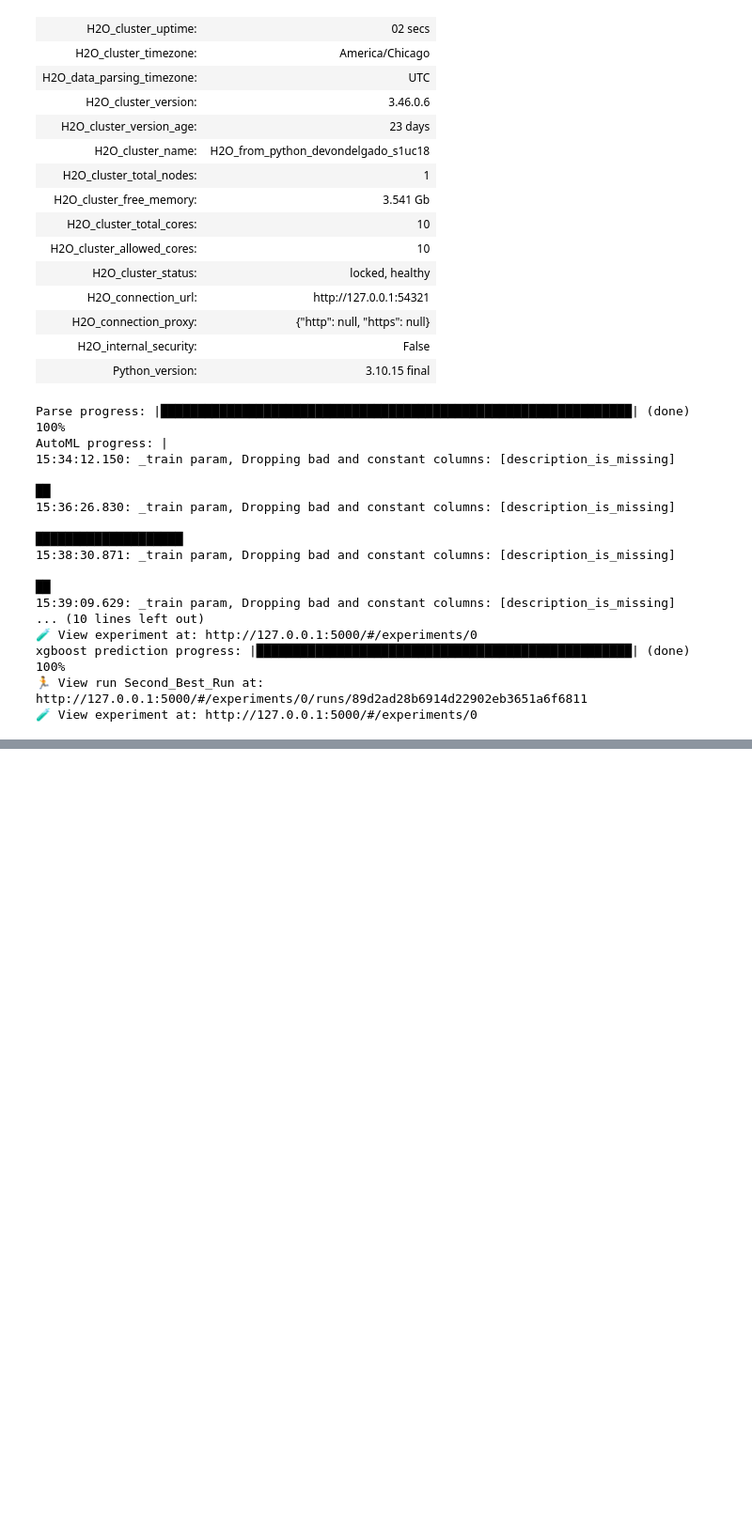
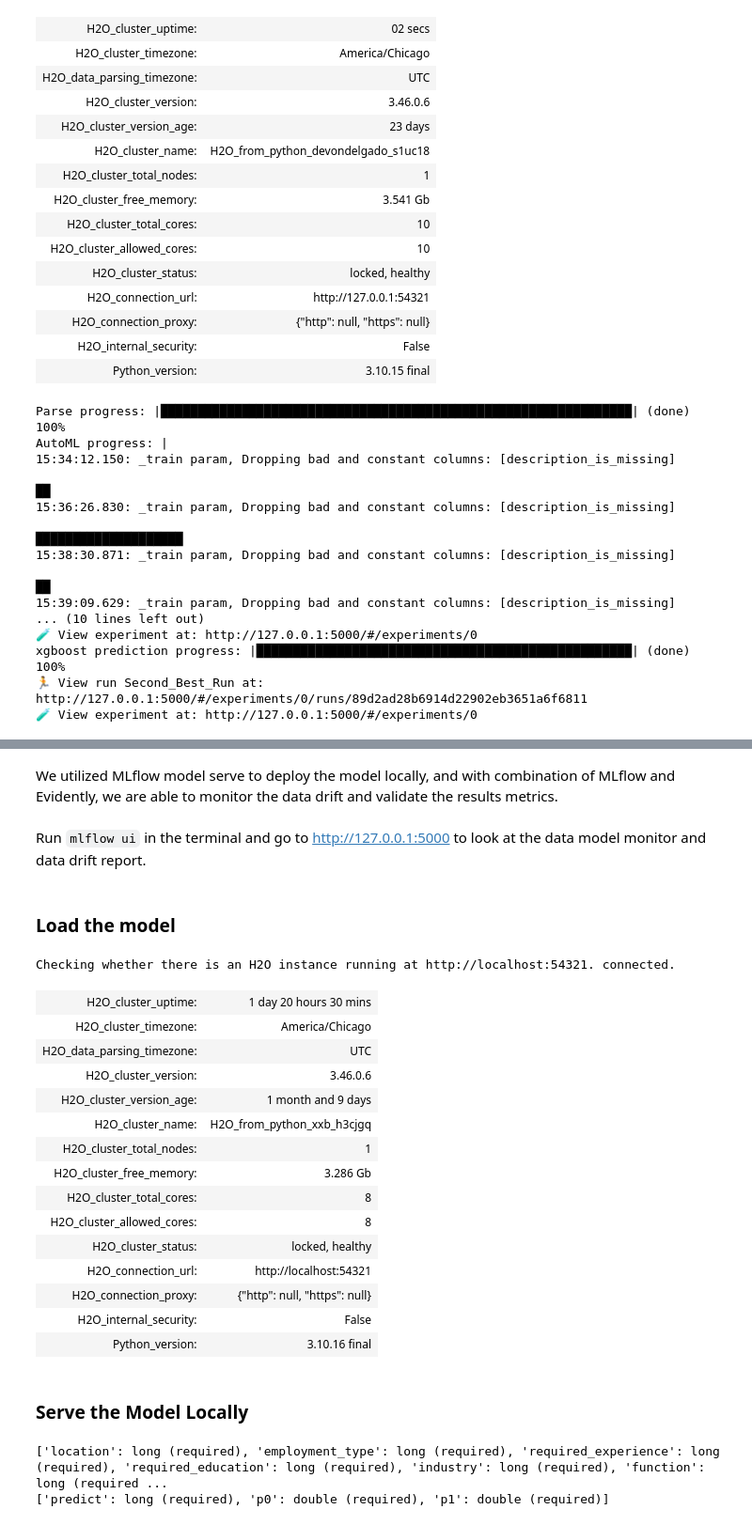
Before and after one commit to wisdom196473/Fraudulent-Job-Posting-Detection-MLOps, a Jupyter notebook: FinalProject.ipynb, the cells around one changed output, grey strips where cells are left out. Shown: that part at 94% size. Drawn from its saved outputs; the diff is of its cells as text; code cells hidden in the pictures; blank space fills up the shorter version.

Commit message:
Add model deployment through MLFlow and monitoring through EvidentlyAI

```diff
--- a/FinalProject.ipynb
+++ b/FinalProject.ipynb
@@ -608,0 +611,6 @@ xgboost prediction progress: |████████████████
+# %% [markdown]
+We utilized MLflow model serve to deploy the model locally, and with combination of MLflow and Evidently, we are able to monitor the data drift and validate the results metrics.
+# %% [markdown]
+Run `mlflow ui` in the terminal and go to http://127.0.0.1:5000 to look at the data model monitor and data drift report.
+# %% [markdown]
+### Load the model
@@ -608,0 +633,31 @@ xgboost prediction progress: |████████████████
+# %%
+# Initialize H2O
+h2o.init()
+
+# Path to the H2O model
+local_model_path = "mlartifacts/0/a5b53a765cd0473eaf77639274dd5a6d/artifacts/Leader/model.h2o/XGBoost_3_AutoML_1_20241125_153411"
+
+# Load the model
+absolute_path = os.path.abspath(local_model_path)
+model = h2o.load_model(absolute_path)
+
+# model = h2o.load_model(local_model_path)
+# %% [output]
+Checking whether there is an H2O instance running at http://localhost:54321. connected.
+| H2O_cluster_uptime: | 1 day 20 hours 30 mins |
+| H2O_cluster_timezone: | America/Chicago |
+| H2O_data_parsing_timezone: | UTC |
+| H2O_cluster_version: | 3.46.0.6 |
+| H2O_cluster_version_age: | 1 month and 9 days |
+| H2O_cluster_name: | H2O_from_python_xxb_h3cjgq |
+| H2O_cluster_total_nodes: | 1 |
+| H2O_cluster_free_memory: | 3.286 Gb |
+| H2O_cluster_total_cores: | 8 |
+| H2O_cluster_allowed_cores: | 8 |
+| H2O_cluster_status: | locked, healthy |
+| H2O_connection_url: | http://localhost:54321 |
+| H2O_connection_proxy: | {"http": null, "https": null} |
+| H2O_internal_security: | False |
+| Python_version: | 3.10.16 final |
+# %% [markdown]
+### Serve the Model Locally
@@ -608,0 +670,8 @@ xgboost prediction progress: |████████████████
+# %%
+# Retrieve input schema
+print(model.metadata.get_input_schema())
+# Retrieve output schema
+print(model.metadata.get_output_schema())
+# %% [output]
+['location': long (required), 'employment_type': long (required), 'required_experience': long (required), 'required_education': long (required), 'industry': long (required), 'function': long (required ...
+['predict': long (required), 'p0': double (required), 'p1': double (required)]
```
Also changed, not shown: parts of 17 cells of this notebook.
